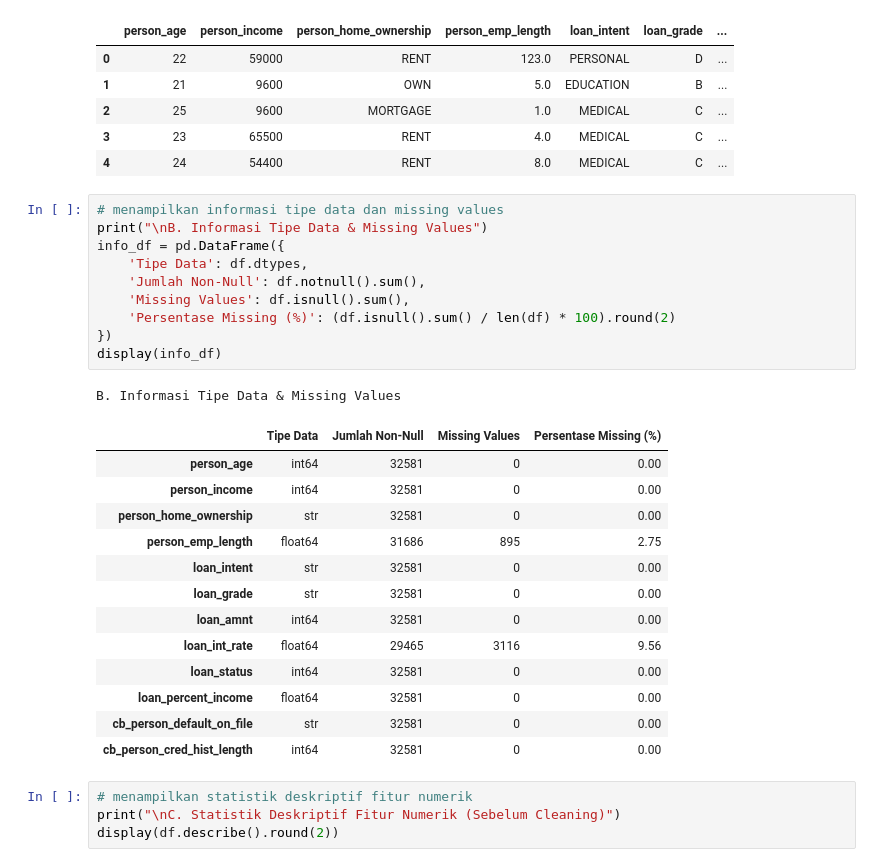
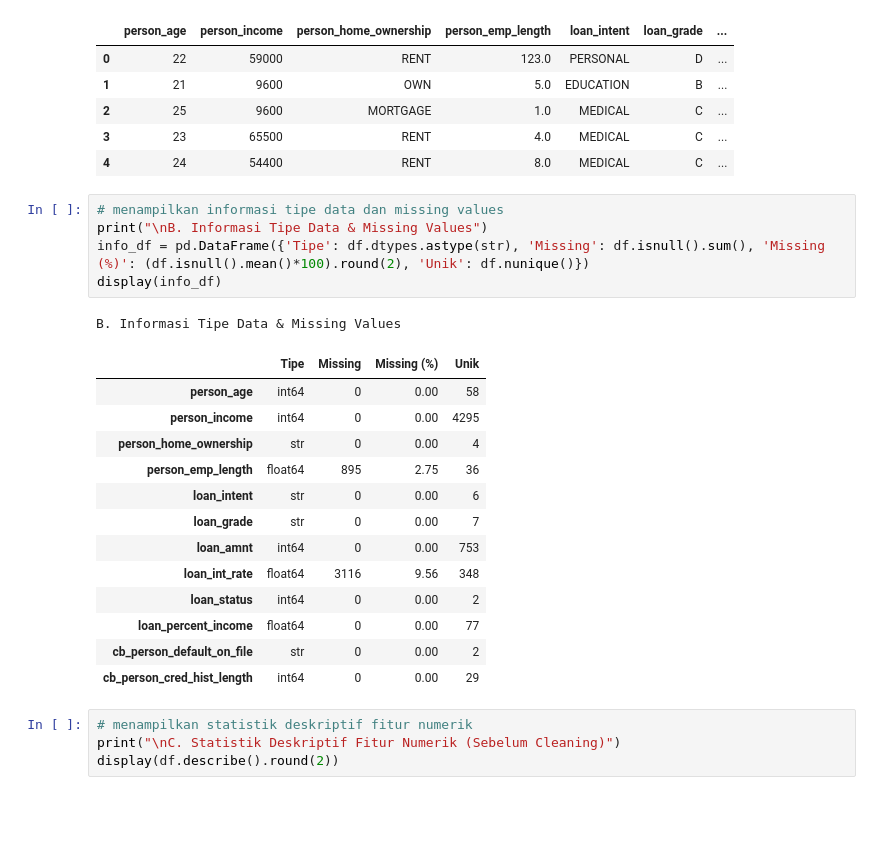
Before and after one commit to ArluxSho/credit-risk-prediction-naive-bayes, a Jupyter notebook: credit_risk_classification.ipynb, the cells around one changed output. Saved outputs shown, nothing was run; the diff lists cells and outputs as text; blank space fills up the shorter version.

```diff
--- a/credit_risk_classification.ipynb
+++ b/credit_risk_classification.ipynb
@@ -44,28 +47,23 @@ A. Sampel 5 Baris Pertama Dataset Asli
 # %%
 # menampilkan informasi tipe data dan missing values
 print("\nB. Informasi Tipe Data & Missing Values")
-info_df = pd.DataFrame({
-    'Tipe Data': df.dtypes,
-    'Jumlah Non-Null': df.notnull().sum(),
-    'Missing Values': df.isnull().sum(),
-    'Persentase Missing (%)': (df.isnull().sum() / len(df) * 100).round(2)
-})
+info_df = pd.DataFrame({'Tipe': df.dtypes.astype(str), 'Missing': df.isnull().sum(), 'Missing (%)': (df.isnull().mean()*100).round(2), 'Unik': df.nunique()})
 display(info_df)
 # %% [output]
 B. Informasi Tipe Data & Missing Values
-|  | Tipe Data | Jumlah Non-Null | Missing Values | Persentase Missing (%) |
-| person_age | int64 | 32581 | 0 | 0.00 |
-| person_income | int64 | 32581 | 0 | 0.00 |
-| person_home_ownership | str | 32581 | 0 | 0.00 |
-| person_emp_length | float64 | 31686 | 895 | 2.75 |
-| loan_intent | str | 32581 | 0 | 0.00 |
-| loan_grade | str | 32581 | 0 | 0.00 |
-| loan_amnt | int64 | 32581 | 0 | 0.00 |
-| loan_int_rate | float64 | 29465 | 3116 | 9.56 |
-| loan_status | int64 | 32581 | 0 | 0.00 |
-| loan_percent_income | float64 | 32581 | 0 | 0.00 |
-| cb_person_default_on_file | str | 32581 | 0 | 0.00 |
-| cb_person_cred_hist_length | int64 | 32581 | 0 | 0.00 |
+|  | Tipe | Missing | Missing (%) | Unik |
+| person_age | int64 | 0 | 0.00 | 58 |
+| person_income | int64 | 0 | 0.00 | 4295 |
+| person_home_ownership | str | 0 | 0.00 | 4 |
+| person_emp_length | float64 | 895 | 2.75 | 36 |
+| loan_intent | str | 0 | 0.00 | 6 |
+| loan_grade | str | 0 | 0.00 | 7 |
+| loan_amnt | int64 | 0 | 0.00 | 753 |
+| loan_int_rate | float64 | 3116 | 9.56 | 348 |
+| loan_status | int64 | 0 | 0.00 | 2 |
+| loan_percent_income | float64 | 0 | 0.00 | 77 |
+| cb_person_default_on_file | str | 0 | 0.00 | 2 |
+| cb_person_cred_hist_length | int64 | 0 | 0.00 | 29 |
 # %%
 # menampilkan statistik deskriptif fitur numerik
 print("\nC. Statistik Deskriptif Fitur Numerik (Sebelum Cleaning)")
```
Also changed, not shown: parts of 35 cells of this notebook.
